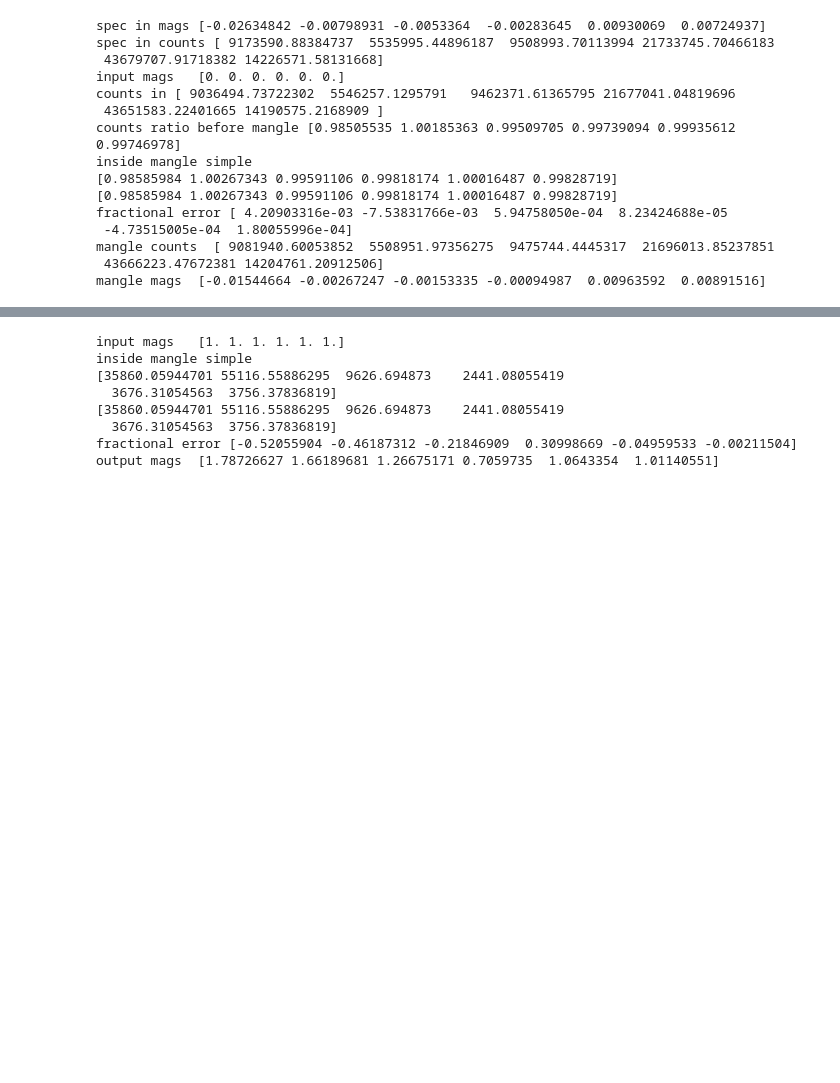
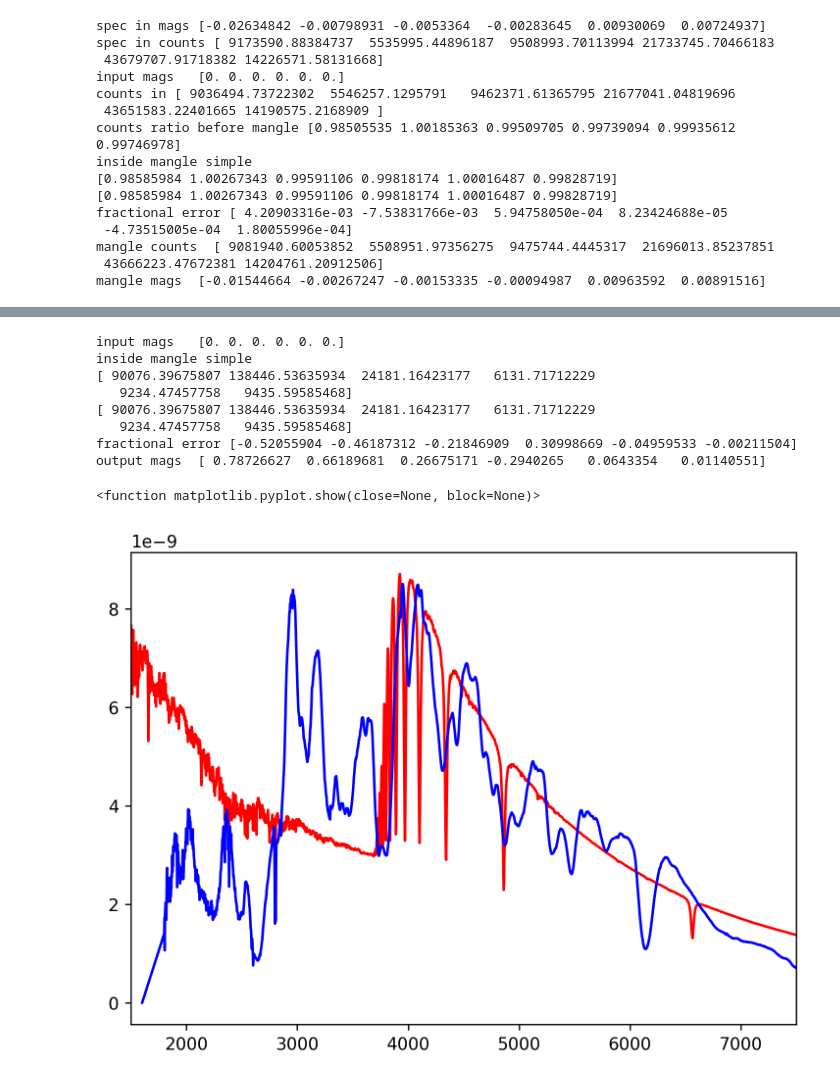
Before and after one commit to pbrown801/aggienova-templates, a Jupyter notebook: python/vega_mangletest.ipynb, the cells around one changed output, grey strips where cells are left out. Drawn from its saved outputs; the diff is of its cells as text; code cells hidden in the pictures; blank space fills up the shorter version.

```diff
--- a/python/vega_mangletest.ipynb
+++ b/python/vega_mangletest.ipynb
@@ -106,7 +130,7 @@ template_spectrum='SN2011fe_uv.dat'
 template_wave,template_flux = np.loadtxt('../spectra/'+template_spectrum,dtype=float,usecols=(0,1),unpack=True)
 desired_filter_list = ['UVW2', 'UVM2','UVW1',  'U', 'B', 'V']
 filter_file_list,zeropointlist,pivotlist = filterlist_to_filterfiles(desired_filter_list, template_spectrum)
-maglist=np.array([1,1,1,1,1,1.0])
+maglist=np.array([0,0,0,0,0,0.0])
 print("input mags  ", maglist)
 counts_in=10**((np.array(zeropointlist)-np.array(maglist))/2.5)
 
@@ -114,11 +138,21 @@ manglewave,mangleflux=mangle_simple(template_wave, template_flux, filter_file_li
 manglecounts, manglemags=specin_countsout(manglewave,mangleflux)
 print("output mags ", manglemags)
 # %% [output]
-input mags   [1. 1. 1. 1. 1. 1.]
+input mags   [0. 0. 0. 0. 0. 0.]
 inside mangle simple
-[35860.05944701 55116.55886295  9626.694873    2441.08055419
-  3676.31054563  3756.37836819]
-[35860.05944701 55116.55886295  9626.694873    2441.08055419
-  3676.31054563  3756.37836819]
+[ 90076.39675807 138446.53635934  24181.16423177   6131.71712229
+   9234.47457758   9435.59585468]
+[ 90076.39675807 138446.53635934  24181.16423177   6131.71712229
+   9234.47457758   9435.59585468]
 fractional error [-0.52055904 -0.46187312 -0.21846909  0.30998669 -0.04959533 -0.00211504]
-output mags  [1.78726627 1.66189681 1.26675171 0.7059735  1.0643354  1.01140551]
+output mags  [ 0.78726627  0.66189681  0.26675171 -0.2940265   0.0643354   0.01140551]
+# %%
+plt.figure(1,figsize=(7,5),dpi=250)
+plt.plot(vega_wave,vega_flux,color='red',label='Obs.')
+plt.plot(manglewave,mangleflux,color='blue',label='mangled')
+plt.xlim(1500,7500)
+#plt.ylim(lowy,hiy)
+plt.show
+# %% [output]
+<function matplotlib.pyplot.show(close=None, block=None)>
+[figure, added]
```
Also changed, not shown: parts of 7 cells of this notebook, 3 other files.
